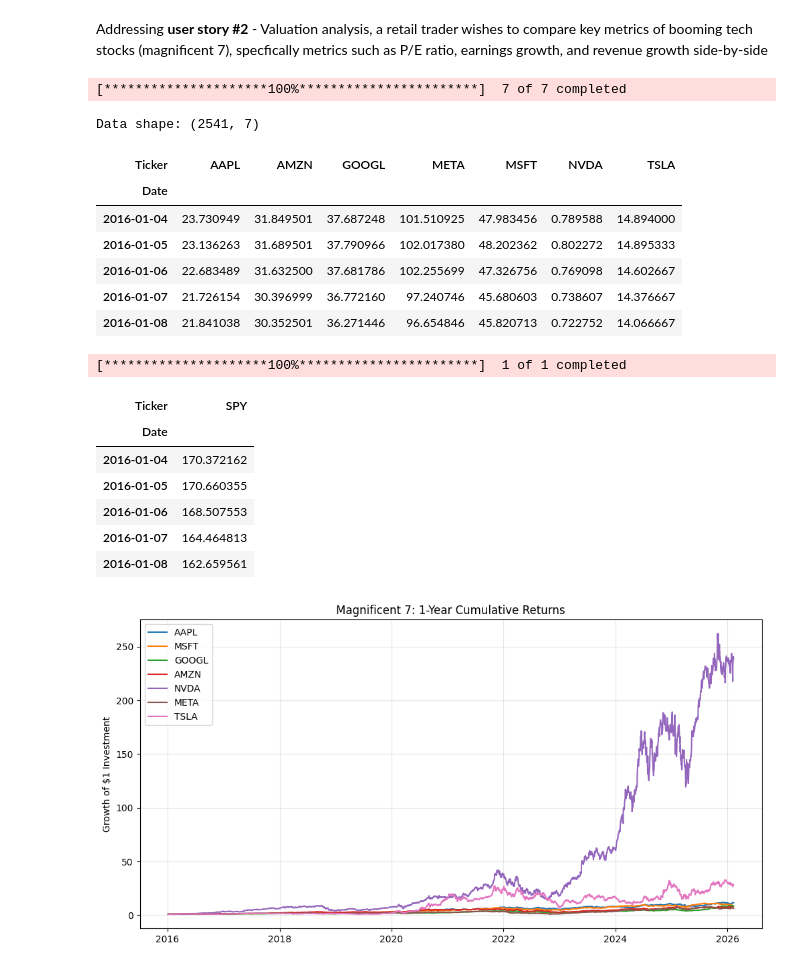
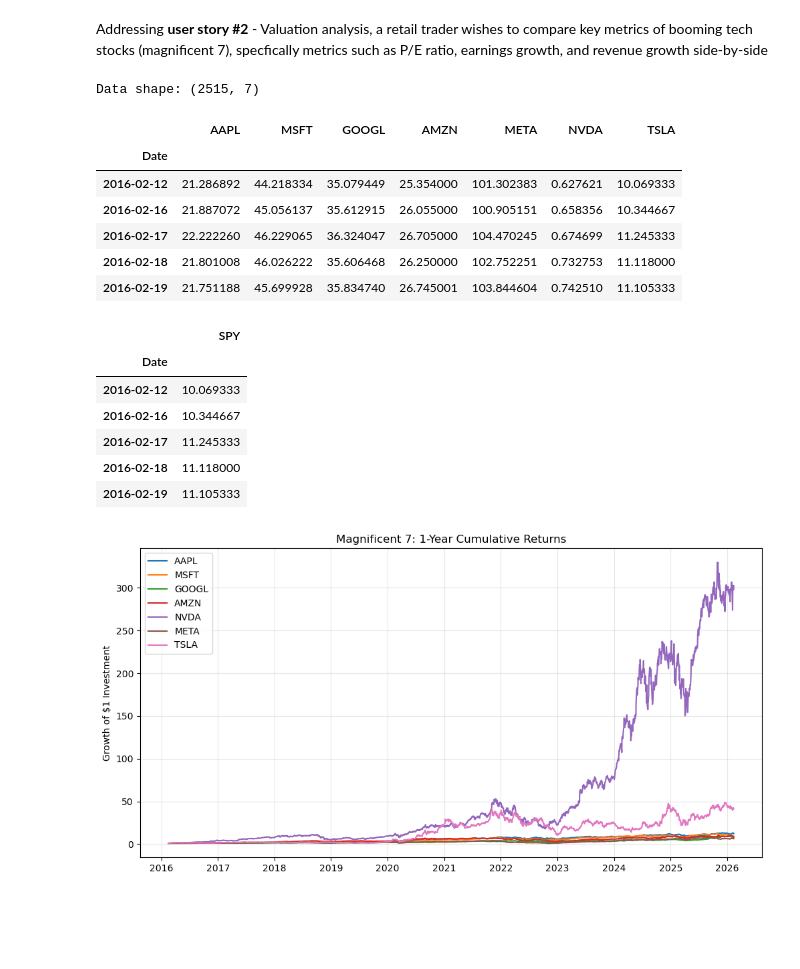
Before and after one commit to UBC-MDS/DSCI-532_2026_35_financebros, a Jupyter notebook: notebooks/eda_analysis.ipynb, the cells around one changed output. Drawn from its saved outputs; the diff is of its cells as text; code cells hidden in the pictures; blank space fills up the shorter version.

```diff
--- a/notebooks/eda_analysis.ipynb
+++ b/notebooks/eda_analysis.ipynb
@@ -28,19 +7,16 @@ Addressing **user story #2** - Valuation analysis, a retail trader wishes to com
 # %%
 mag7_tickers = ['AAPL', 'MSFT', 'GOOGL', 'AMZN', 'NVDA', 'META', 'TSLA']
 
-# 1 year of daily closing prices
-start = "2016-01-01"
-end = "2026-02-11"
-data = yf.download(mag7_tickers, start=start, end=end)['Close']
+# Load daily closing prices from CSV
+data = pd.read_csv("../data/close.csv", parse_dates=['Date'], index_col='Date')
 print(f"Data shape: {data.shape}")
 data.head()
 # %% [output]
-[*********************100%***********************]  7 of 7 completed
+Data shape: (2515, 7)
-Data shape: (2541, 7)
-| Ticker | AAPL | AMZN | GOOGL | META | MSFT | NVDA | TSLA |
+|  | AAPL | MSFT | GOOGL | AMZN | META | NVDA | TSLA |
 | Date |  |  |  |  |  |  |  |
-| 2016-01-04 | 23.730949 | 31.849501 | 37.687248 | 101.510925 | 47.983456 | 0.789588 | 14.894000 |
-| 2016-01-05 | 23.136263 | 31.689501 | 37.790966 | 102.017380 | 48.202362 | 0.802272 | 14.895333 |
-| 2016-01-06 | 22.683489 | 31.632500 | 37.681786 | 102.255699 | 47.326756 | 0.769098 | 14.602667 |
-| 2016-01-07 | 21.726154 | 30.396999 | 36.772160 | 97.240746 | 45.680603 | 0.738607 | 14.376667 |
-| 2016-01-08 | 21.841038 | 30.352501 | 36.271446 | 96.654846 | 45.820713 | 0.722752 | 14.066667 |
+| 2016-02-12 | 21.286892 | 44.218334 | 35.079449 | 25.354000 | 101.302383 | 0.627621 | 10.069333 |
+| 2016-02-16 | 21.887072 | 45.056137 | 35.612915 | 26.055000 | 100.905151 | 0.658356 | 10.344667 |
+| 2016-02-17 | 22.222260 | 46.229065 | 36.324047 | 26.705000 | 104.470245 | 0.674699 | 11.245333 |
+| 2016-02-18 | 21.801008 | 46.026222 | 35.606468 | 26.250000 | 102.752251 | 0.732753 | 11.118000 |
+| 2016-02-19 | 21.751188 | 45.699928 | 35.834740 | 26.745001 | 103.844604 | 0.742510 | 11.105333 |
@@ -49,12 +23,12 @@ data.to_csv("../data/raw.csv")
 # %%
-spy = yf.download("SPY", start=start, end=end)['Close']
-spy.head()
+# Load SPY data from CSV
+spy = pd.read_csv("../data/spy.csv", parse_dates=['Date'], index_col='Date')['SPY']
+pd.DataFrame(spy.head())
 # %% [output]
-[*********************100%***********************]  1 of 1 completed
-| Ticker | SPY |
+|  | SPY |
 | Date |  |
-| 2016-01-04 | 170.372162 |
-| 2016-01-05 | 170.660355 |
-| 2016-01-06 | 168.507553 |
-| 2016-01-07 | 164.464813 |
-| 2016-01-08 | 162.659561 |
+| 2016-02-12 | 10.069333 |
+| 2016-02-16 | 10.344667 |
+| 2016-02-17 | 11.245333 |
+| 2016-02-18 | 11.118000 |
+| 2016-02-19 | 11.105333 |
@@ -74,7 +46,8 @@ plt.title("Magnificent 7: 1-Year Cumulative Returns")
 plt.ylabel("Growth of $1 Investment")
 plt.legend()
 plt.grid(True, alpha=0.3)
+plt.savefig("../img/cumulative_returns.png", dpi=300, bbox_inches='tight')
 plt.show()
 # %% [output]
-[figure, old version]
+[figure, new version]
 # %%
```
Also changed, not shown: parts of 8 cells of this notebook, 8 other files.
